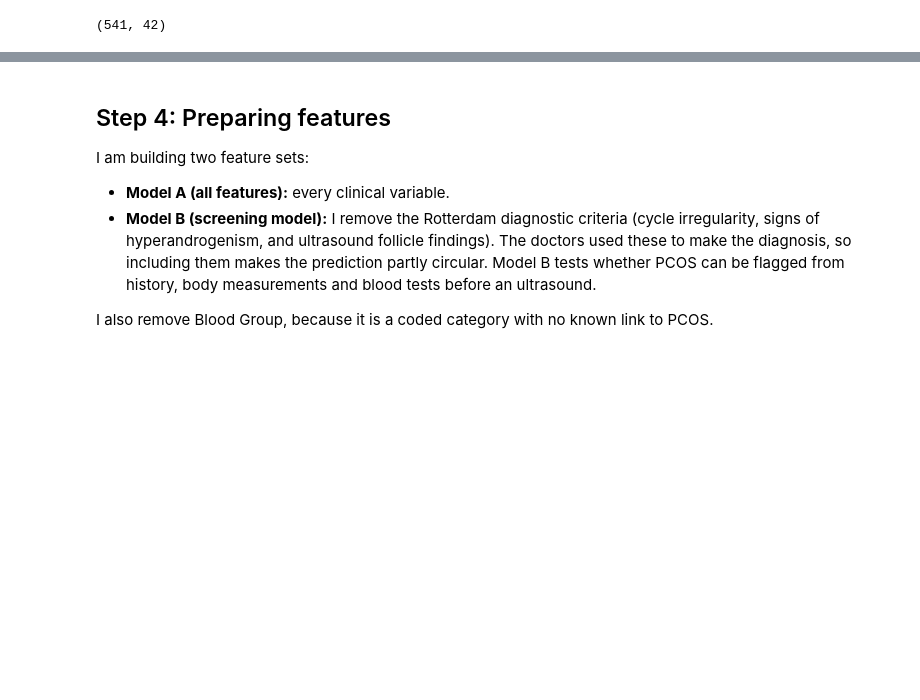
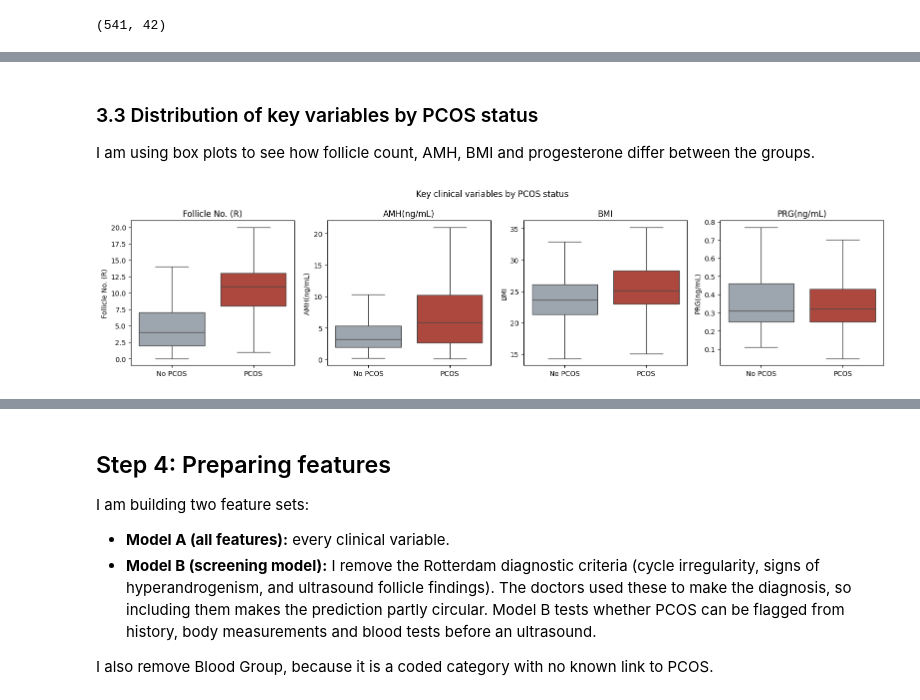
Before and after one commit to abhisat16/PCOS-Project, a Jupyter notebook: pcos_analysis.ipynb, the cells around one changed output, grey strips where cells are left out. Saved outputs shown, nothing was run; the diff lists cells and outputs as text; code cells hidden in the pictures; blank space fills up the shorter version.

```diff
--- a/pcos_analysis.ipynb
+++ b/pcos_analysis.ipynb
@@ -382,0 +411,22 @@ print(df.shape)
+# %%
+# I am comparing key variables between PCOS and non-PCOS women
+from scipy.stats import mannwhitneyu
+
+key_vars = ["Age (yrs)", "BMI", "AMH(ng/mL)", "LH(mIU/mL)", "FSH(mIU/mL)", "PRG(ng/mL)",
+            "Follicle No. (L)", "Follicle No. (R)", "Endometrium (mm)",
+            "Waist:Hip Ratio", "TSH (mIU/L)", "PRL(ng/mL)", "Vit D3 (ng/mL)", "RBS(mg/dl)"]
+
+rows = []
+for col in key_vars:
+    pcos = df.loc[df["PCOS (Y/N)"] == 1, col]
+    no_pcos = df.loc[df["PCOS (Y/N)"] == 0, col]
+    p = mannwhitneyu(pcos, no_pcos).pvalue
+    rows.append({
+        "Variable": col,
+        "No PCOS: median (IQR)": f"{no_pcos.median():.2f} ({no_pcos.quantile(.25):.2f}-{no_pcos.quantile(.75):.2f})",
+        "PCOS: median (IQR)": f"{pcos.median():.2f} ({pcos.quantile(.25):.2f}-{pcos.quantile(.75):.2f})",
+        "p-value": f"{p:.3f}" if p >= 0.001 else "<0.001",
+    })
+
+summary = pd.DataFrame(rows)
+summary
@@ -382,0 +453,22 @@ print(df.shape)
+# %% [markdown]
+### 3.3 Distribution of key variables by PCOS status
+
+I am using box plots to see how follicle count, AMH, BMI and progesterone differ between the groups.
+# %%
+# I am drawing box plots of four key variables by PCOS status
+plot_vars = ["Follicle No. (R)", "AMH(ng/mL)", "BMI", "PRG(ng/mL)"]
+plot_df = df.assign(Group=df["PCOS (Y/N)"].map({0: "No PCOS", 1: "PCOS"}))
+
+fig, axes = plt.subplots(1, 4, figsize=(16, 4))
+for ax, col in zip(axes, plot_vars):
+    sns.boxplot(data=plot_df, x="Group", y=col, hue="Group", order=["No PCOS", "PCOS"],
+                palette={"No PCOS": "#9aa5b1", "PCOS": "#c0392b"},
+                legend=False, showfliers=False, ax=ax)
+    ax.set_title(col)
+    ax.set_xlabel("")
+plt.suptitle("Key clinical variables by PCOS status")
+plt.tight_layout()
+plt.savefig("fig2_boxplots.png", dpi=150)
+plt.show()
+# %% [output]
+[figure, added]
```
Also changed, not shown: parts of 23 cells of this notebook.
